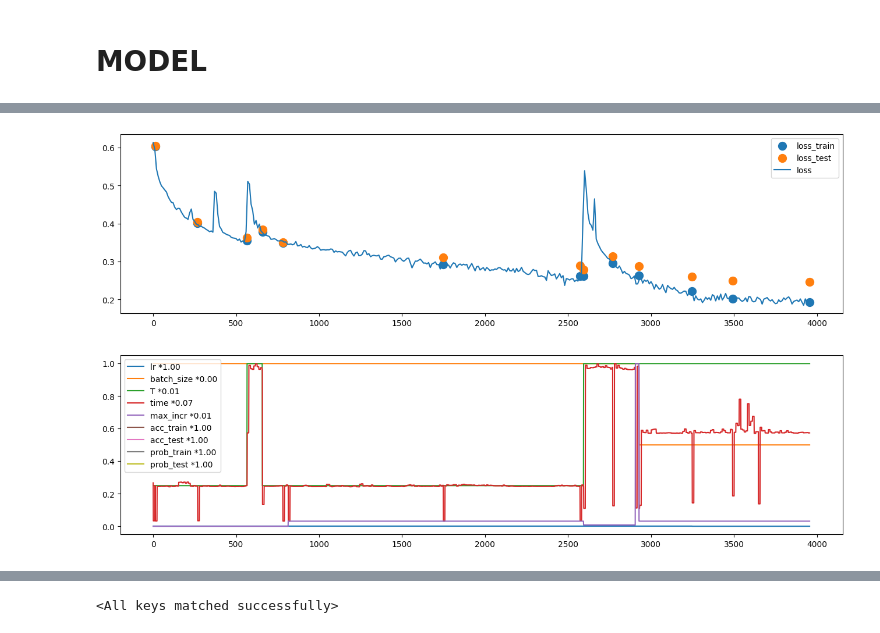
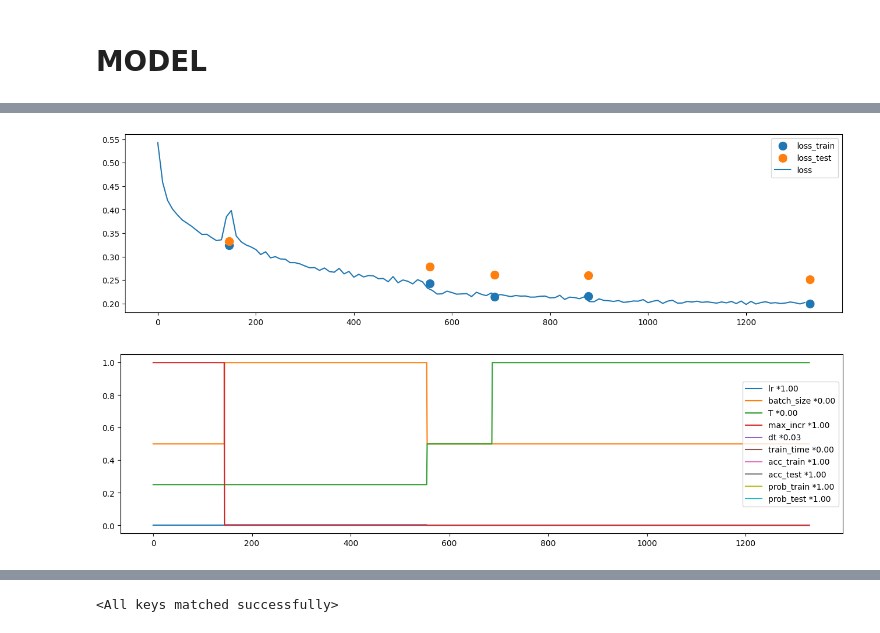
Before and after one commit to Aymco/language_models, a Jupyter notebook: my_makemore_loop.ipynb, the cells around one changed output, grey strips where cells are left out. Drawn from its saved outputs; the diff is of its cells as text; code cells hidden in the pictures.

```diff
--- a/my_makemore_loop.ipynb
+++ b/my_makemore_loop.ipynb
@@ -626,13 +638,14 @@ torch.Size([5, 8, 6]) torch.Size([10, 5, 8, 6]) torch.Size([10, 5, 6])
 Optimized implementation works correctly!
 # %%
 
-n_embd = 128 # the dimensionality of the character embedding vectors
+n_embd = 256 # the dimensionality of the character embedding vectors
 n_out_hidden = n_embd
 
-n_blocks = 64
-n_hidden = 256 * n_blocks #256 # the number of neurons in the hidden layer of the MLP
+n_blocks = 256
+lin_block_size = 256
+n_hidden = n_blocks * n_blocks #256 # the number of neurons in the hidden layer of the MLP
 
-n_hidden = 4096 - n_embd
+#n_hidden = 4096 - n_embd
 total_steps, train_index, train_time = 0, 0, 0
 #lossi = [] # store loss values
 class Store: # class to store values ( lossi, batch_time, train_time)
@@ -717,6 +730,7 @@ if CMP:
     for p in model.parameters():
         p.requires_grad = True
 
+print(sum(p.numel() for p in model.parameters())/1e6, 'M parameters')
 print(f"Total parameters : {sum(p.nelement() for p in model.parameters())}")
 #print(model)
 for name, l in model.named_modules():
@@ -746,8 +758,8 @@ layers.2.bias                  :  (65,)                 size : 65          (mps:
 # %%
 # same optimization as last time
 steps = 1_0000
-batch_size = 128
-T = 128
+batch_size = 64
+T = 64
 base_lr = 1e-4
 real_lr = base_lr * batch_size * T
 #0,000000012207031
@@ -772,9 +784,11 @@ start_time = time.time()
 print(f"training on {device} for {steps} steps of {batch_size} batches of {T} tokens -- {steps * (batch_size * T)} tokens -- {steps//(batch_size * T)} epochs")
 
 incr = 0
-max_incr = 4
+max_incr = 0
 #DLtr.reset(batch_size * T + max_incr * T)
-DLtr.reset(batch_size * T * max_incr)
+DLtr.reset(batch_size * T)
+if max_incr != 0:
+    DLtr.reset(batch_size * T * max_incr)
 for i in range(steps):
     # minibatch construct : sample a random subset of the data
     # Xb, targets = DLtr.get_batch() # (B, T)
@@ -822,7 +836,6 @@ for i in range(steps):
     #     y.retain_grad()
     #     loss.backward() # backpropagate the error
     #     cmp("dy", dy, y.grad, only_errors=True)
-
     ##################################################
 
     # update
@@ -849,9 +862,9 @@ for i in range(steps):
 
     # track stats
     #lossi.append(loss.log10().item())
-    store.add(train_index, loss=loss.log10().item(), lr=lr, batch_size=batch_size, T=T, time=dt, max_incr=max_incr)
     #print(f"{i}/{steps} : {loss.item():.4f} - {10**loss.item():.4f}  ({time.time() - start_time:.0f}s)", end = "\r")
-    if i % (print_step) == 0: # print every once in a while
+    store.add(train_index, loss=loss.log10().item(), lr=lr, batch_size=batch_size, T=T,  max_incr=max_incr)
+    if (i+1) % (print_step) == 0: # print every once in a while
         dt = time.time() - start_time
         start_time = time.time()
         train_time += dt
@@ -859,7 +872,15 @@ for i in range(steps):
         losses = store["loss"][-print_step:]
         average_loss = sum(losses) / len(losses)
         print(f'{train_index:7d}/{total_steps:7d}:  {average_loss:.4f} - {10**average_loss:.4f}  ({train_time:.0f}s : +{int(dt):3d}s)  {processed_tokens / (dt*1e3):.0f} k tok/s  {print_step *60 / (dt):.0f} step/min ')
+        store.add(train_index, dt=dt, train_time=train_time)
         #show_states(model)
+
+        # layers = []
+        # call(model, find_loop)
+        # for layer in layers:
+        #     threshold = np.percentile(layer.weight.abs().cpu().numpy(), 30)
+        #     layer.weight.data[layer.weight.abs() < threshold] /= 10
+
     train_index += 1
 
 print(f"Training time: {train_time:.0f} seconds")
@@ -947,7 +952,7 @@ for k in keys:
         #averaged_loss = torch.tensor(lst).view(-1, spliter).mean(1)
         # support None
         averaged_loss = [sum([l for l in lst[i:i+spliter] if l is not None]) / sum([1 for l in lst[i:i+spliter] if l is not None])
-                          if lst[i:i+spliter] != [None] * spliter else None
+                          if sum([1 for l in lst[i:i+spliter] if l is not None]) != 0 else None
             for i in range(0, len(lst), spliter)]
 
         plt.plot(range(0, len(lst), spliter), averaged_loss, label=k)
@@ -984,32 +989,38 @@ if teloss - trloss > 0.1:
 #plt.plot(torch.tensor(store['loss'][:train_index//spliter*spliter]).view(-1, spliter).mean(1));
 
 
 # 1 letter
 
 # LOOP
 # # 13000 steps, 708s (Batch: 32, block: 1, lr: 0.01, hidden: 64) : 2.0660481452941895
 # train loss : 2.0372254848480225      (log:0.30903910038242466)
 #  test  loss : 2.0660
 # 2000 steps, 420s (Batch: 32, block: 1, lr: 0.001, hidden: 256) : 2.0285587986310323
 #  train loss : 1.9258   	 acc 45.7% 	 prob 29.6%     (log:0.2846129310450921)
 # test  loss : 2.0286  	 acc 42.0% 	 prob 28.2%
 ## ON shakespaere
 # 5700 steps, 972s (Batch: 64, block: 1, lr: 1e-05, hidden: 256) : 1.9928557395935058
 # train loss : 1.8798   	 acc 47.4% 	 prob 30.6%     (log:0.27412079568294734)
 # test  loss : 1.9929  	 acc 43.3% 	 prob 28.8%
 
 # 6000 steps, 1769s (Batch: 256, block: 1, lr: 1e-05, hidden: 2048) : 2.0588078180948894
 # train loss : 1.9326   	 acc 47.1% 	 prob 29.2%     (log:0.2861399360175299)
 # test  loss : 2.0588  	 acc 42.9% 	 prob 27.3%
 
 # LOOP WITH
 # 1377 steps, 685s (Batch: 32, block: 1, lr: 3e-05, hidden: 1920) : 1.834254789352417
 # train loss : 1.7270   	 acc 50.4% 	 prob 33.6%     (log:0.23729749326630098)
 # test  loss : 1.8343  	 acc 46.3% 	 prob 31.8%
 
 # 3957 steps, 2438s (Batch: 64, block: 1, lr: 0.0001, hidden: 3968) : 1.7648982763290406
 # train loss : 1.5607   	 acc 54.3% 	 prob 38.9%     (log:0.19330884479349006)
 # test  loss : 1.7649  	 acc 48.5% 	 prob 35.2%
+
+# linear block with 1 link
+# 687 steps, 453s (Batch: 64, block: 1, lr: 0.0003, hidden: 1024) : 1.825671124458313
+# 878 steps, 864s (Batch: 64, block: 1, lr: 0.0003, hidden: 1024) : 1.8196477174758912
+# train loss : 1.6379   	 acc 51.8% 	 prob 35.9%     (log:0.21429878582449854)
+# test  loss : 1.8257  	 acc 45.9% 	 prob 32.3%
 # %% [output]
-[figure, old version]
+[figure, new version]
-[figure, old version]
+[figure, new version]
```
Also changed, not shown: parts of 8 cells of this notebook, 1 other file.
